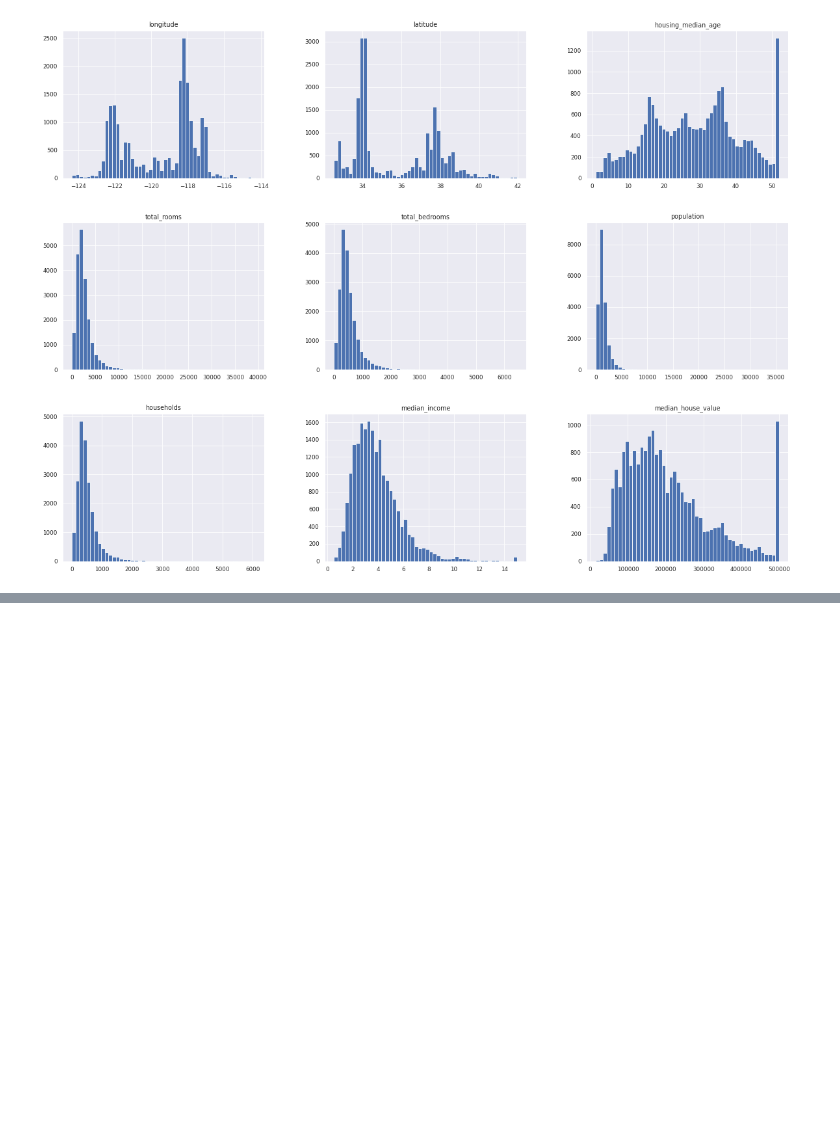
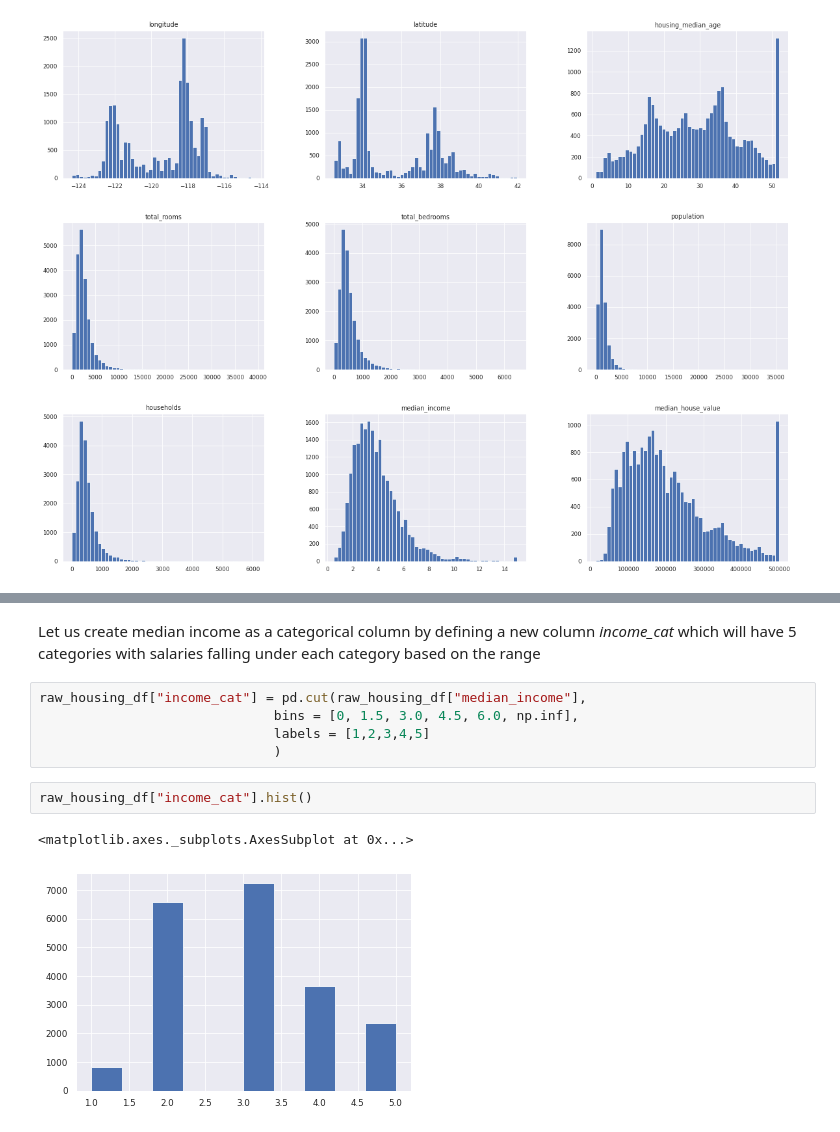
Before and after one commit to AMMLRepos/California-Housing-Price-Prediction, a Jupyter notebook: California_Housing_Prices_Prediction.ipynb, the cells around one changed output, grey strips where cells are left out. Saved outputs shown, nothing was run; the diff lists cells and outputs as text; blank space fills up the shorter version.

```diff
--- a/California_Housing_Prices_Prediction.ipynb
+++ b/California_Housing_Prices_Prediction.ipynb
@@ -177,0 +200,12 @@ plt.show()
+# %% [markdown]
+Let us create median income as a categorical column by defining a new column *income_cat* which will have 5 categories with salaries falling under each category based on the range
+# %%
+raw_housing_df["income_cat"] = pd.cut(raw_housing_df["median_income"],
+                              bins = [0, 1.5, 3.0, 4.5, 6.0, np.inf],
+                              labels = [1,2,3,4,5]
+                              )
+# %%
+raw_housing_df["income_cat"].hist()
+# %% [output]
+<matplotlib.axes._subplots.AxesSubplot at 0x...>
+[figure, added]
```
Also changed, not shown: parts of 10 cells of this notebook.
